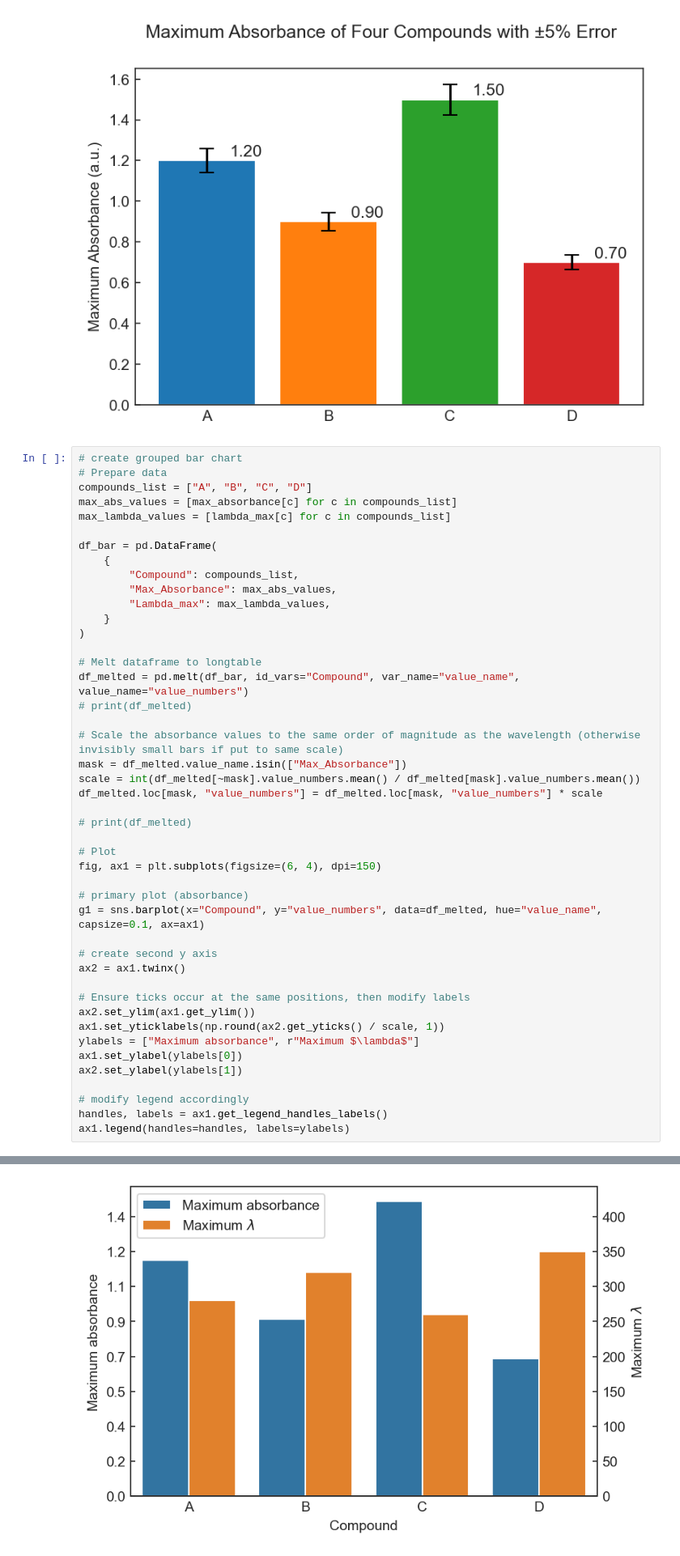
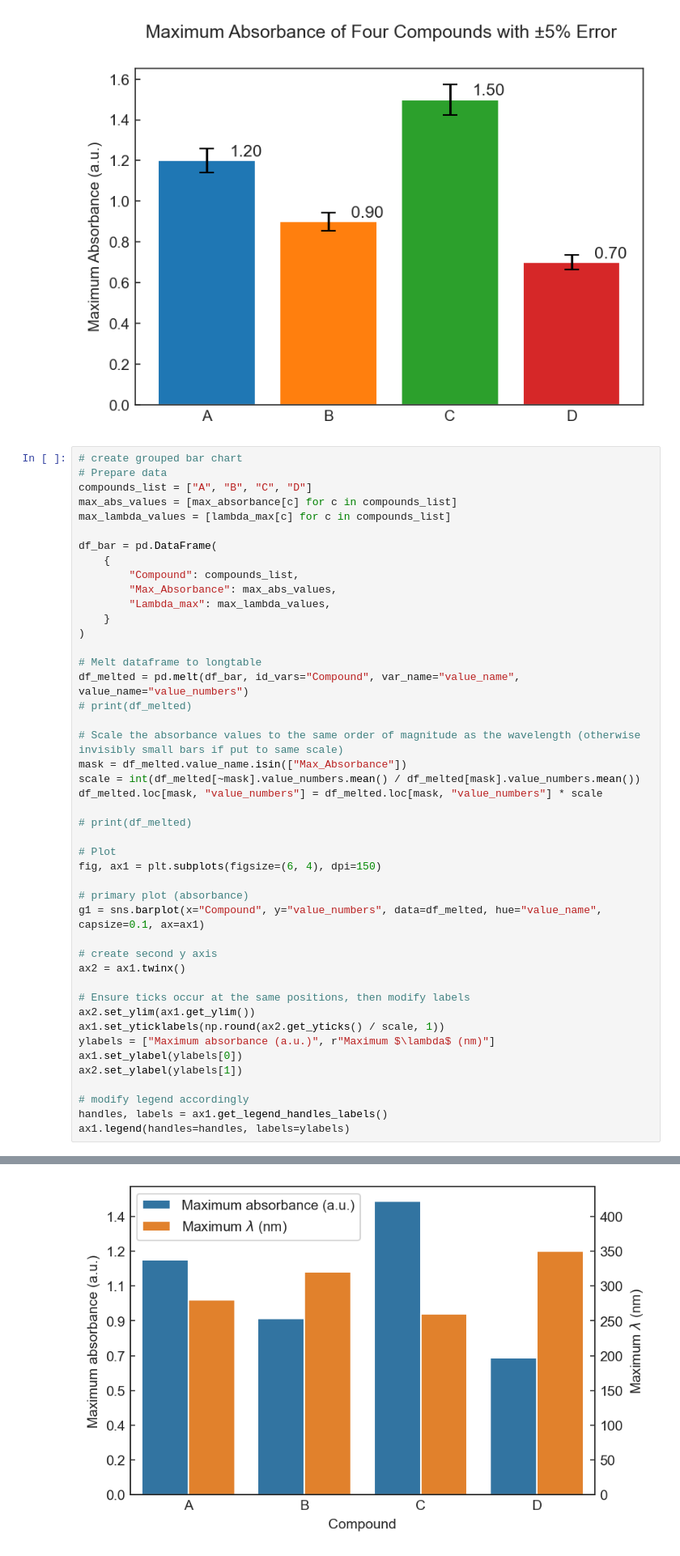
Before and after one commit to schoergj/DSA103, a Jupyter notebook: exercises/lecture_18_visualisation/exercise_18_solution.ipynb, the cells around one changed output, grey strips where cells are left out. Shown at 81% size. Saved outputs shown, nothing was run; the diff lists cells and outputs as text.

```diff
--- a/exercises/lecture_18_visualisation/exercise_18_solution.ipynb
+++ b/exercises/lecture_18_visualisation/exercise_18_solution.ipynb
@@ -646,35 +648,35 @@ df_bar = pd.DataFrame(
 df_melted = pd.melt(df_bar, id_vars="Compound", var_name="value_name", value_name="value_numbers")
 # print(df_melted)
 
 # Scale the absorbance values to the same order of magnitude as the wavelength (otherwise invisibly small bars if put to same scale)
 mask = df_melted.value_name.isin(["Max_Absorbance"])
 scale = int(df_melted[~mask].value_numbers.mean() / df_melted[mask].value_numbers.mean())
 df_melted.loc[mask, "value_numbers"] = df_melted.loc[mask, "value_numbers"] * scale
 
 # print(df_melted)
 
 # Plot
 fig, ax1 = plt.subplots(figsize=(6, 4), dpi=150)
 
 # primary plot (absorbance)
 g1 = sns.barplot(x="Compound", y="value_numbers", data=df_melted, hue="value_name", capsize=0.1, ax=ax1)
 
 # create second y axis
 ax2 = ax1.twinx()
 
 # Ensure ticks occur at the same positions, then modify labels
 ax2.set_ylim(ax1.get_ylim())
 ax1.set_yticklabels(np.round(ax2.get_yticks() / scale, 1))
-ylabels = ["Maximum absorbance", r"Maximum $\lambda$"]
+ylabels = ["Maximum absorbance (a.u.)", r"Maximum $\lambda$ (nm)"]
 ax1.set_ylabel(ylabels[0])
 ax2.set_ylabel(ylabels[1])
 
 # modify legend accordingly
 handles, labels = ax1.get_legend_handles_labels()
 ax1.legend(handles=handles, labels=ylabels)
 # %% [output]
 <matplotlib.legend.Legend at 0x...>
-[figure, old version]
+[figure, new version]
 # %% [markdown]
 ### Part D: Distribution Plots
 
```
Also changed, not shown: parts of 4 cells of this notebook, 4 other files.
